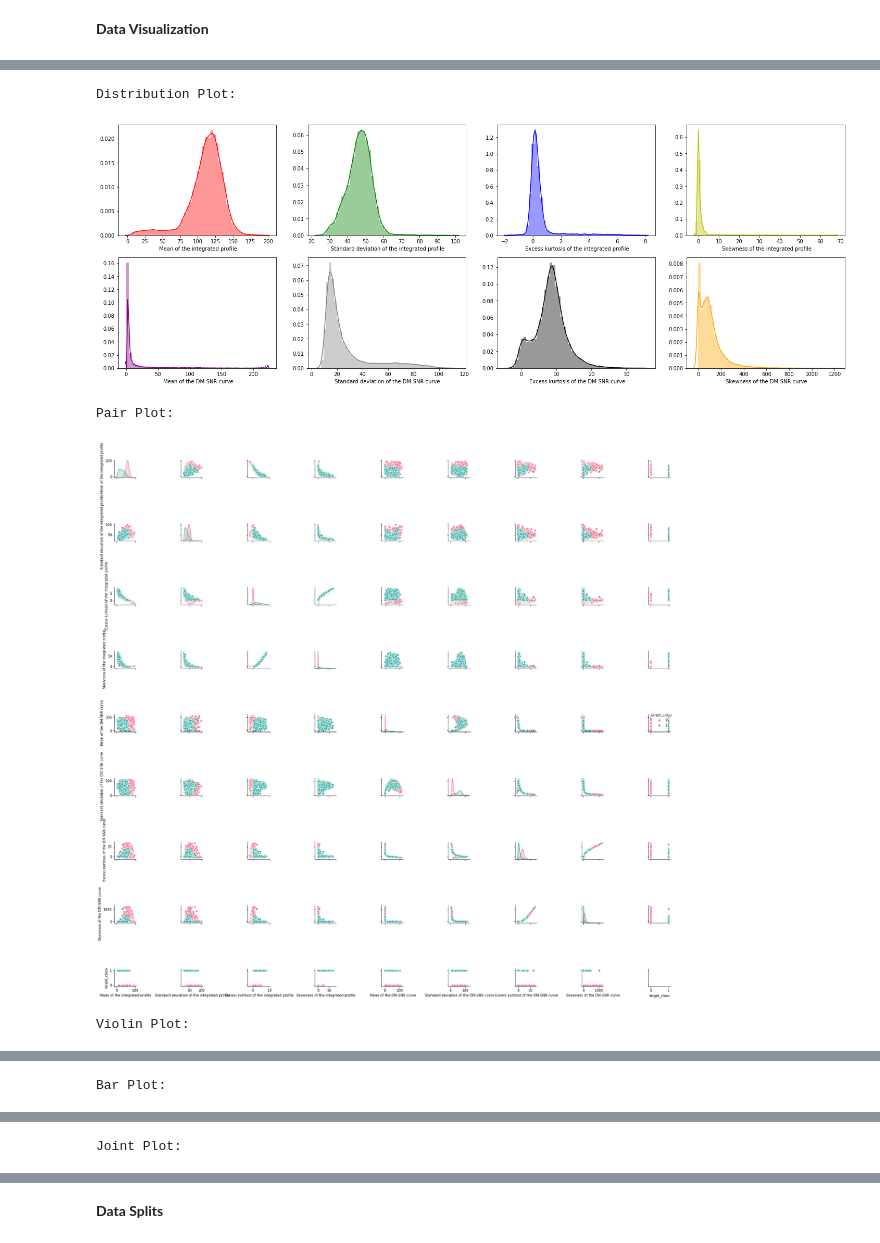
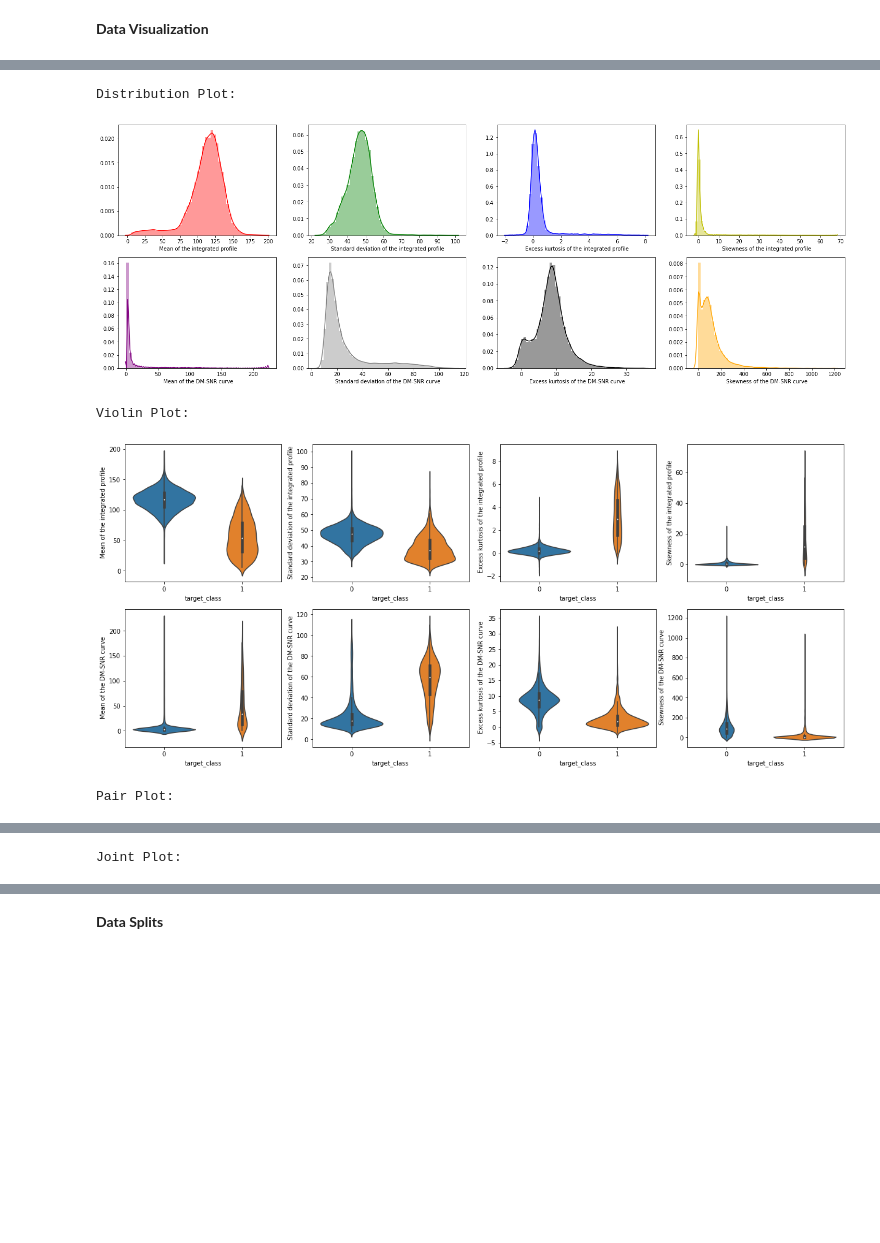
Before and after one commit to bahadirbasaran/pulsar-detection-kaggle-competition, a Jupyter notebook: main.ipynb, the cells around one changed output, grey strips where cells are left out. Saved outputs shown, nothing was run; the diff lists cells and outputs as text; code cells hidden in the pictures; blank space fills up the shorter version.

```diff
--- a/main.ipynb
+++ b/main.ipynb
@@ -171,10 +198,6 @@ dataset = pd.read_csv('https://raw.githubusercontent.com/bahadirbasaran/pulsarDe
 # %% [markdown]
 **Data Visualization**
 # %%
-print("Dataset Summary:\n")
-dataset.info()
-datasetStats = dataset.describe()
-
 # Correlation Matrix Heatmap
 print("\n\nCorrelation Matrix Heatmap:\n\n")
 _, ax = plt.subplots(figsize = (7,7))
@@ -191,12 +214,6 @@ for i, column, color in zip(list(range(0,8)), dataset.columns[:-1], ['r', 'g', '
   sb.distplot(dataset[column], color=color)
 plt.show()
 
-# Pair Plot
-print("\n\nPair Plot:\n\n")
-sb.pairplot(data=dataset, palette="husl", hue="target_class", vars=list(dataset.columns))
-plt.tight_layout()
-plt.show()
-
 # Violin Plot
 print("\n\nViolin Plot:\n\n")
 plt.figure(figsize=(21,19))
@@ -205,15 +222,9 @@ for i in range(8):
   sb.violinplot(data=dataset, y=dataset.columns[i], x="target_class")
 plt.show()
 
-# Bar Plot
-print("\n\nBar Plot:\n\n")
-_, ax1 = plt.subplots(3,3, figsize=(21,12))
-k = 0
-for i in range(3):
-  for j in range(3):
-    if k != 8:
-      sb.barplot(x='target_class', y=dataset.columns[k], data=dataset, ax = ax1[i][j])
-      k += 1
+# Pair Plot
+print("\n\nPair Plot:\n\n")
+sb.pairplot(data=dataset, palette="husl", hue="target_class", vars=list(dataset.columns[:-1]), height=3)
 plt.show()
 
 # Joint Plot
@@ -244,5 +237,5 @@ Correlation Matrix Heatmap:
 Distribution Plot:
 [figure]
-Pair Plot:
+Violin Plot:
-[figure, old version]
+[figure, new version]
-Violin Plot:
+Pair Plot:
@@ -250 +243 @@ Violin Plot:
-Bar Plot:
+Joint Plot:
@@ -252 +244,0 @@ Bar Plot:
-Joint Plot:
```
Also changed, not shown: parts of 2 cells of this notebook.
